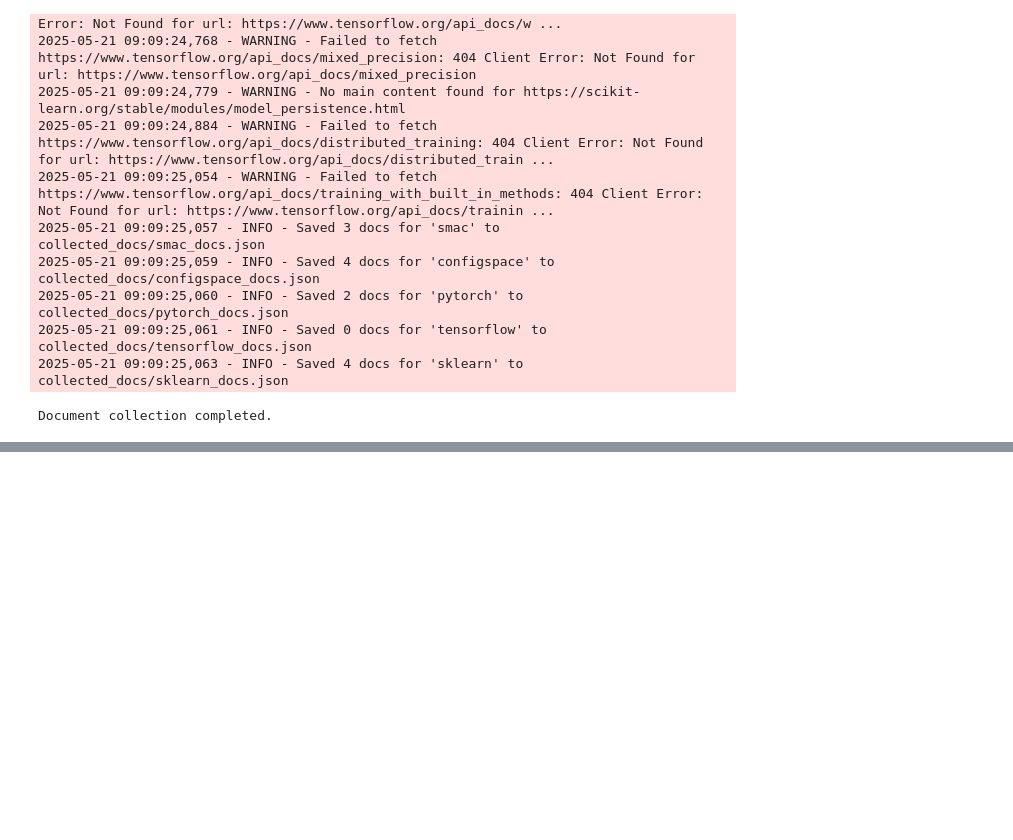
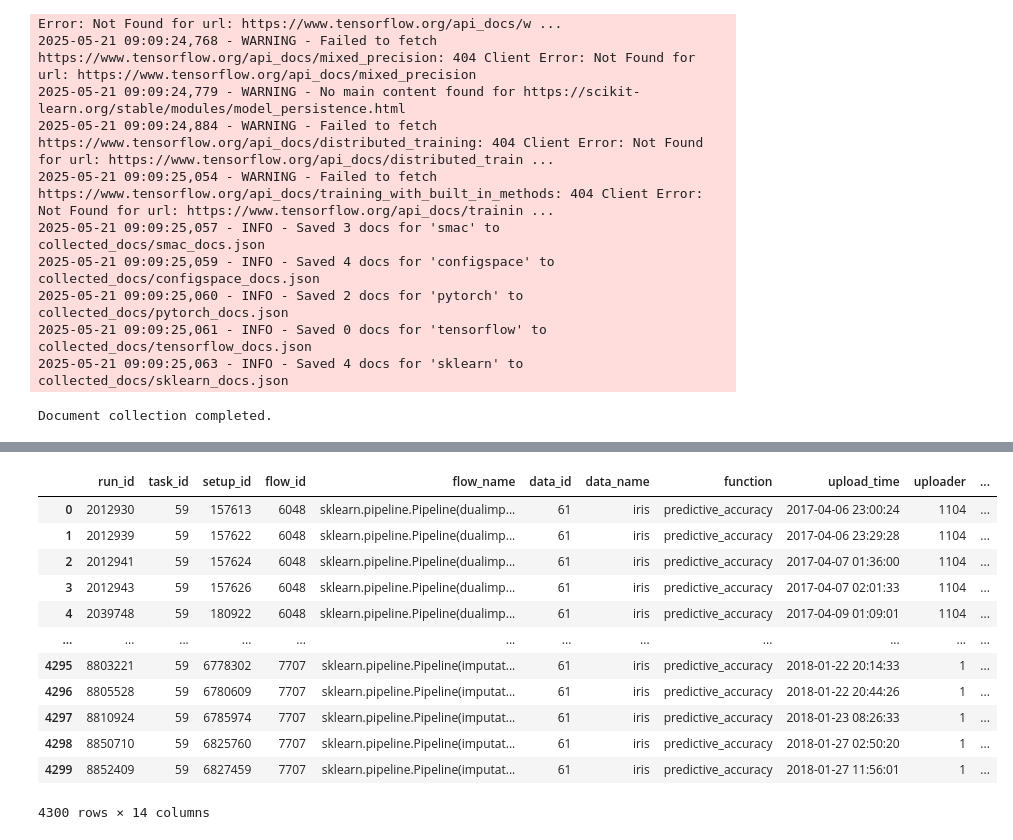
Before and after one commit to amirrezaalasti/AutoML-Agent, a Jupyter notebook: test.ipynb, the cells around one changed output, grey strips where cells are left out. Drawn from its saved outputs; the diff is of its cells as text; code cells hidden in the pictures; blank space fills up the shorter version.

```diff
--- a/test.ipynb
+++ b/test.ipynb
@@ -484,3 +484,8 @@ Starting document collection...
 2025-05-21 09:09:25,061 - INFO - Saved 0 docs for 'tensorflow' to collected_docs/tensorflow_docs.json
 2025-05-21 09:09:25,063 - INFO - Saved 4 docs for 'sklearn' to collected_docs/sklearn_docs.json
 Document collection completed.
+# %%
+from configs.api_keys import OPENML_API_KEY
+import openml
+
+openml.config.apikey = OPENML_API_KEY
@@ -486,0 +567,16 @@ Document collection completed.
+# %%
+openml.evaluations.list_evaluations(tasks=[59], output_format="dataframe", function="predictive_accuracy", sort_order="desc")
+# %% [output]
+|  | run_id | task_id | setup_id | flow_id | flow_name | data_id | data_name | function | upload_time | uploader | ... |
+| 0 | 2012930 | 59 | 157613 | 6048 | sklearn.pipeline.Pipeline(dualimp... | 61 | iris | predictive_accuracy | 2017-04-06 23:00:24 | 1104 | ... |
+| 1 | 2012939 | 59 | 157622 | 6048 | sklearn.pipeline.Pipeline(dualimp... | 61 | iris | predictive_accuracy | 2017-04-06 23:29:28 | 1104 | ... |
+| 2 | 2012941 | 59 | 157624 | 6048 | sklearn.pipeline.Pipeline(dualimp... | 61 | iris | predictive_accuracy | 2017-04-07 01:36:00 | 1104 | ... |
+| 3 | 2012943 | 59 | 157626 | 6048 | sklearn.pipeline.Pipeline(dualimp... | 61 | iris | predictive_accuracy | 2017-04-07 02:01:33 | 1104 | ... |
+| 4 | 2039748 | 59 | 180922 | 6048 | sklearn.pipeline.Pipeline(dualimp... | 61 | iris | predictive_accuracy | 2017-04-09 01:09:01 | 1104 | ... |
+| ... | ... | ... | ... | ... | ... | ... | ... | ... | ... | ... | ... |
+| 4295 | 8803221 | 59 | 6778302 | 7707 | sklearn.pipeline.Pipeline(imputat... | 61 | iris | predictive_accuracy | 2018-01-22 20:14:33 | 1 | ... |
+| 4296 | 8805528 | 59 | 6780609 | 7707 | sklearn.pipeline.Pipeline(imputat... | 61 | iris | predictive_accuracy | 2018-01-22 20:44:26 | 1 | ... |
+| 4297 | 8810924 | 59 | 6785974 | 7707 | sklearn.pipeline.Pipeline(imputat... | 61 | iris | predictive_accuracy | 2018-01-23 08:26:33 | 1 | ... |
+| 4298 | 8850710 | 59 | 6825760 | 7707 | sklearn.pipeline.Pipeline(imputat... | 61 | iris | predictive_accuracy | 2018-01-27 02:50:20 | 1 | ... |
+| 4299 | 8852409 | 59 | 6827459 | 7707 | sklearn.pipeline.Pipeline(imputat... | 61 | iris | predictive_accuracy | 2018-01-27 11:56:01 | 1 | ... |
+4300 rows × 14 columns
```
Also changed, not shown: parts of 14 cells of this notebook, 38 other files.
